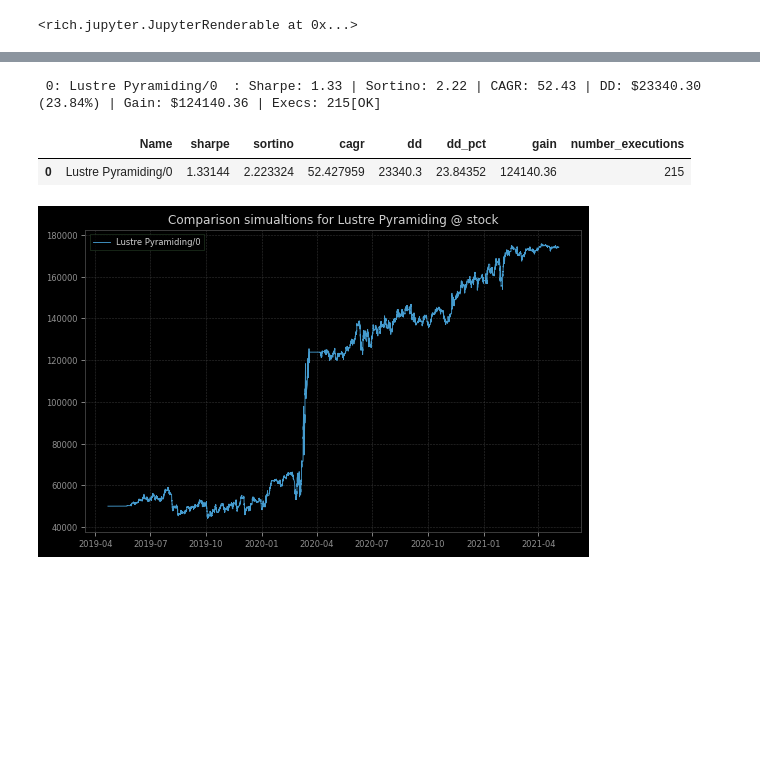
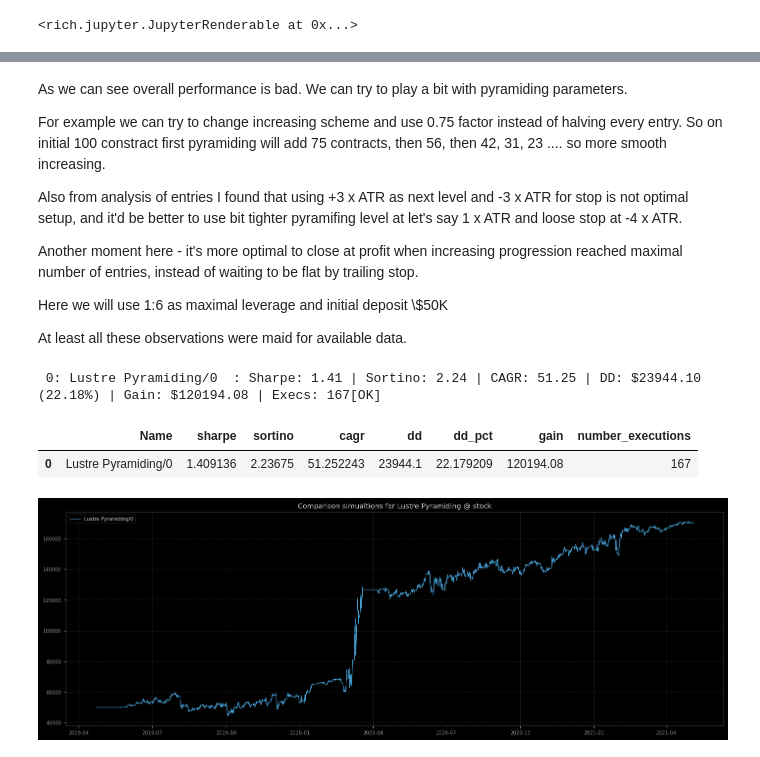
Before and after one commit to dmarienko/Lustre, a Jupyter notebook: models/4. Pyramiding Entries.ipynb, the cells around one changed output, grey strips where cells are left out. Cells and saved outputs as stored; diff of their text form; code cells hidden in the pictures; blank space fills up the shorter version.

```diff
--- a/models/4. Pyramiding Entries.ipynb
+++ b/models/4. Pyramiding Entries.ipynb
@@ -22,19 +125,32 @@ l = q.SingleInstrumentComposer(Lustre('1d', 14, 0.75, 25, 10)).fit(md.ticks())
+# %% [markdown]
+As we can see overall performance is bad. We can try to play a bit with pyramiding parameters.
+
+For example we can try to change increasing scheme and use 0.75 factor instead of halving every entry. So on initial 100 constract first pyramiding will add 75 contracts, then 56, then 42, 31, 23 .... so more smooth increasing.
+
+Also from analysis of entries I found that using +3 x ATR as next level and -3 x ATR for stop is not optimal setup,
+and it'd be better to use bit tighter pyramifing level at let's say 1 x ATR and loose stop at -4 x ATR.
+
+Another moment here - it's more optimal to close at profit when increasing progression reached maximal number of entries, instead of waiting to be flat by trailing stop.
+
+Here we will use 1:6 as maximal leverage and initial deposit \\$50K
+
+At least all these observations were maid for available data.
 # %%
 tZ = q.simulation([
-        [l, {
-            'SPXM':   Pyramiding(10,  2, 1, 0.75, 15, flat_on_max_step=True),
-            'AUS200': Pyramiding(10,  5, 1, 0.75, 15, flat_on_max_step=True),
-            'XTIUSD': Pyramiding(100, 1, 1, 0.75, 15, flat_on_max_step=True)
+        [G, {
+            'SPXM':   Pyramiding(10,  4, 1, 0.75, 15, flat_on_max_step=True),
+            'AUS200': Pyramiding(10,  4, 1, 0.75, 15, flat_on_max_step=True),
+            'XTIUSD': Pyramiding(100, 4, 1, 0.75, 15, flat_on_max_step=True)
         }],
-    ],
-    md.ohlc('1h'), 'stock', 'Lustre Pyramiding', spreads=spreads)
+    ],  md.ohlc('1h'), 'stock', 'Lustre Pyramiding', spreads=spreads)
-# %%
-tZ.report(50000)
-# %% [output]
- 0: Lustre Pyramiding/0  : Sharpe: 1.33 | Sortino: 2.22 | CAGR: 52.43 | DD: $23340.30 (23.84%) | Gain: $124140.36 | Execs: 215[OK]
-|  | Name | sharpe | sortino | cagr | dd | dd_pct | gain | number_executions |
-| 0 | Lustre Pyramiding/0 | 1.33144 | 2.223324 | 52.427959 | 23340.3 | 23.84352 | 124140.36 | 215 |
-[figure, removed]
+# %%
+fig(18, 6)
+tZ.report(50000)
+# %% [output]
+ 0: Lustre Pyramiding/0  : Sharpe: 1.41 | Sortino: 2.24 | CAGR: 51.25 | DD: $23944.10 (22.18%) | Gain: $120194.08 | Execs: 167[OK]
+|  | Name | sharpe | sortino | cagr | dd | dd_pct | gain | number_executions |
+| 0 | Lustre Pyramiding/0 | 1.409136 | 2.23675 | 51.252243 | 23944.1 | 22.179209 | 120194.08 | 167 |
+[figure, added]
 # %%
 tearsheet(tZ.results[0].get_portfolio(), 50000)
 # %% [output]
```
Also changed, not shown: parts of 23 cells of this notebook.
